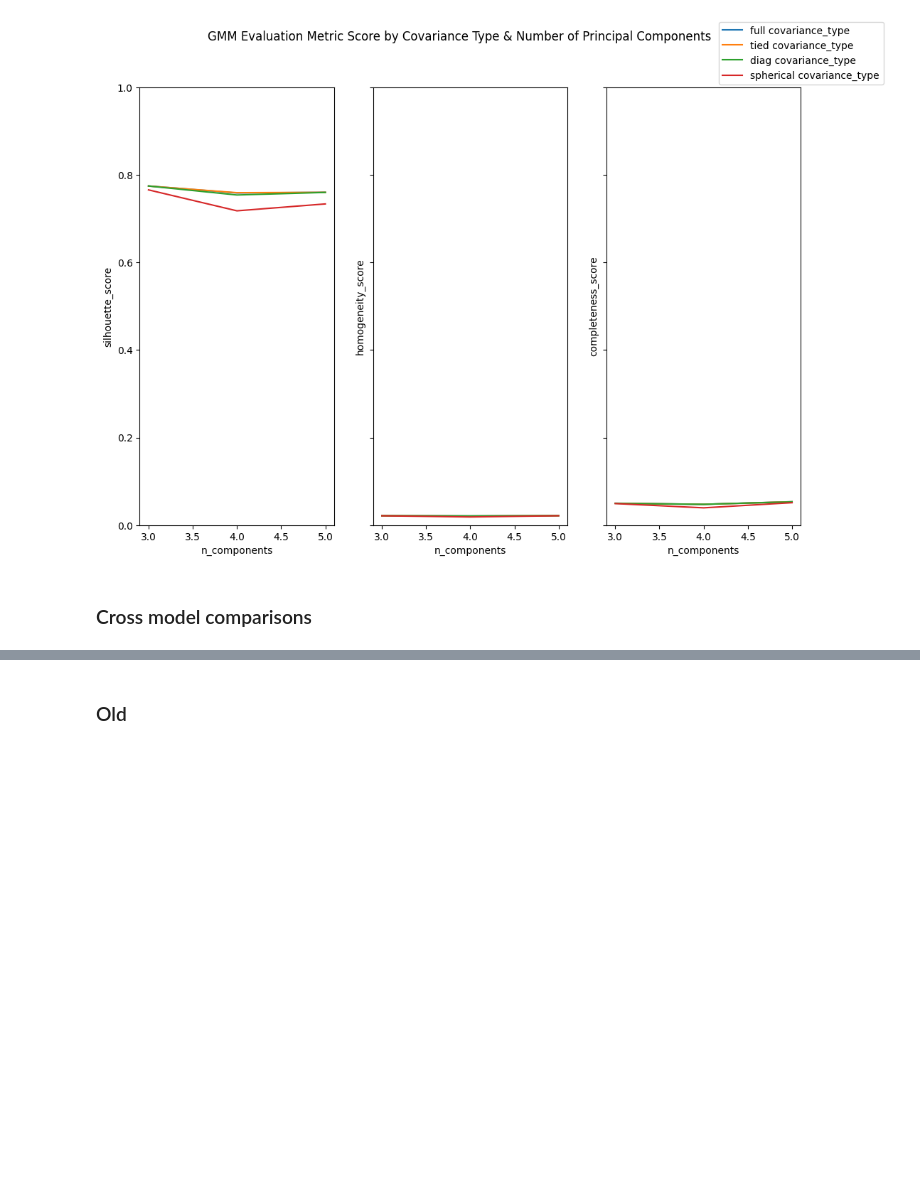
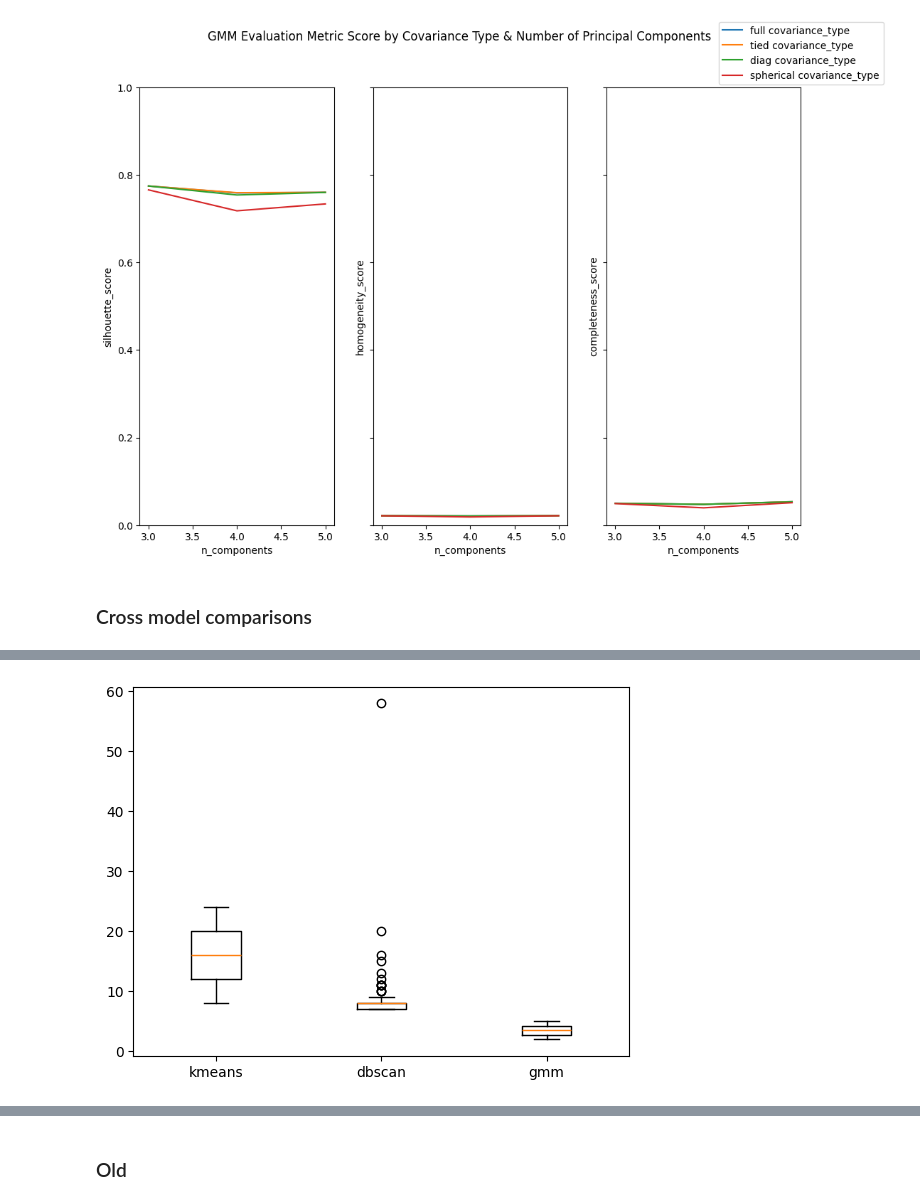
Before and after one commit to MattGroho/tab-hero, a Jupyter notebook: notebooks/unsupervised_pipeline_investigation.ipynb, the cells around one changed output, grey strips where cells are left out. Drawn from its saved outputs; the diff is of its cells as text; code cells hidden in the pictures; blank space fills up the shorter version.

```diff
--- a/notebooks/unsupervised_pipeline_investigation.ipynb
+++ b/notebooks/unsupervised_pipeline_investigation.ipynb
@@ -1320,0 +1377,8 @@ song_genre.head()
+# %%
+cluster_counts_list = [val for key, val in cluster_counts.items()]
+plt.boxplot(
+    cluster_counts_list,
+    tick_labels=models
+);
+# %% [output]
+[figure, added]
```
Also changed, not shown: parts of 11 cells of this notebook.
